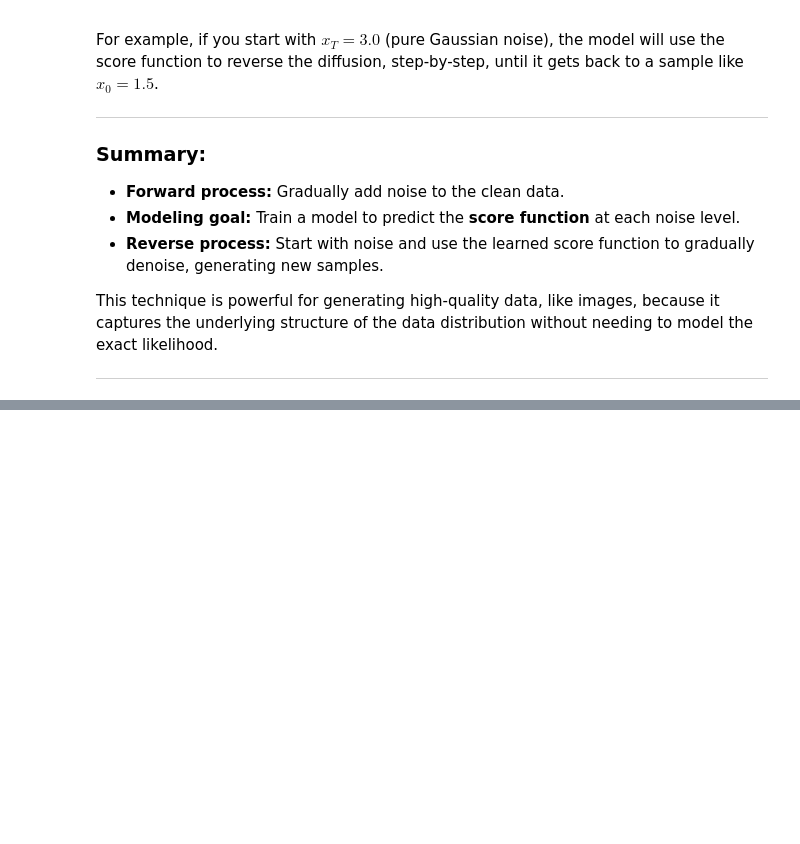
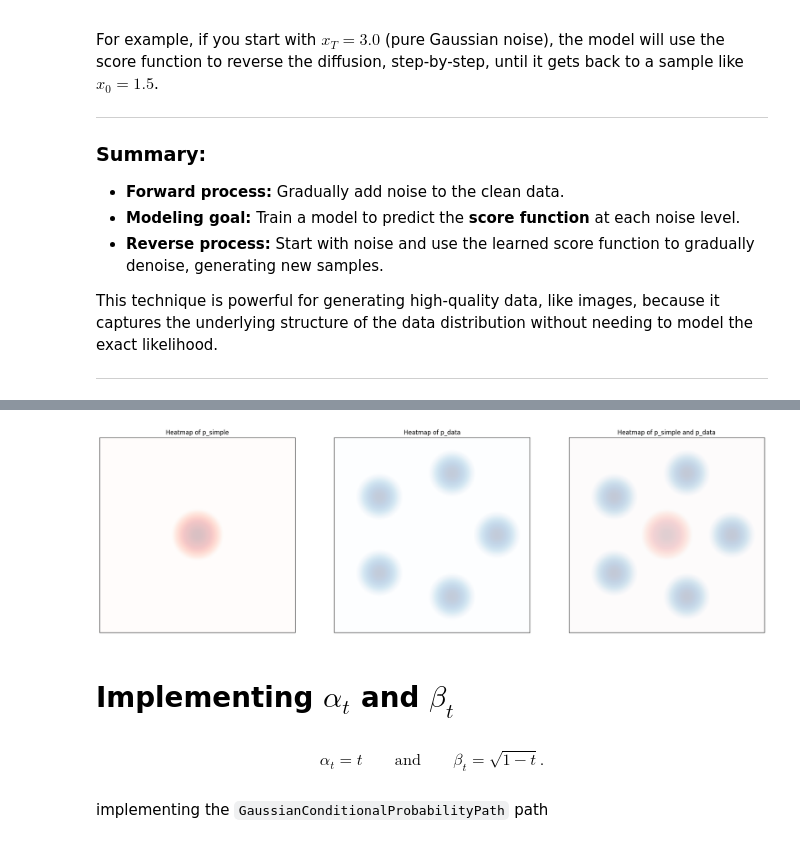
Before and after one commit to sciencemath/FlowMatchingDiffusionModels, a Jupyter notebook: TrainingTarget.ipynb, the cells around one changed output, grey strips where cells are left out. Cells and saved outputs as stored; diff of their text form; code cells hidden in the pictures; blank space fills up the shorter version.

Commit message:
gaussian conditional prob path, alpha beta

```diff
--- a/TrainingTarget.ipynb
+++ b/TrainingTarget.ipynb
@@ -705,0 +1209,38 @@ This technique is powerful for generating high-quality data, like images, becaus
+# %%
+# Constants for the duration of our use of Gaussian conditional probability paths, to avoid polluting the namespace...
+PARAMS = {
+    "scale": 15.0,
+    "target_scale": 10.0,
+    "target_std": 1.0,
+}
+# %%
+p_simple = Gaussian.isotropic(dim=2, std = 1.0).to(device)
+p_data = GaussianMixture.symmetric_2D(nmodes=5, std=PARAMS["target_std"], scale=PARAMS["target_scale"]).to(device)
+
+fig, axes = plt.subplots(1,3, figsize=(24,8))
+bins = 200
+
+scale = PARAMS["scale"]
+x_bounds = [-scale,scale]
+y_bounds = [-scale,scale]
+
+axes[0].set_title('Heatmap of p_simple')
+axes[0].set_xticks([])
+axes[0].set_yticks([])
+imshow_density(density=p_simple, x_bounds=x_bounds, y_bounds=y_bounds, bins=200, ax=axes[0], vmin=-10, alpha=0.25, cmap=plt.get_cmap('Reds'))
+
+
+axes[1].set_title('Heatmap of p_data')
+axes[1].set_xticks([])
+axes[1].set_yticks([])
+imshow_density(density=p_data, x_bounds=x_bounds, y_bounds=y_bounds, bins=200, ax=axes[1], vmin=-10, alpha=0.25, cmap=plt.get_cmap('Blues'))
+
+axes[2].set_title('Heatmap of p_simple and p_data')
+axes[2].set_xticks([])
+axes[2].set_yticks([])
+imshow_density(density=p_simple, x_bounds=x_bounds, y_bounds=y_bounds, bins=200, vmin=-10, alpha=0.25, cmap=plt.get_cmap('Reds'))
+imshow_density(density=p_data, x_bounds=x_bounds, y_bounds=y_bounds, bins=200, vmin=-10, alpha=0.25, cmap=plt.get_cmap('Blues'))
+# %% [output]
+[figure, added]
+# %% [markdown]
+# Implementing $\alpha_t$ and $\beta_t$
@@ -705,0 +1315,2 @@ This technique is powerful for generating high-quality data, like images, becaus
+# %% [markdown]
+$$\alpha_t = t \quad \quad \text{and} \quad \quad \beta_t = \sqrt{1-t}.$$
@@ -705,0 +1364,2 @@ This technique is powerful for generating high-quality data, like images, becaus
+# %% [markdown]
+implementing the `GaussianConditionalProbabilityPath` path
```
Also changed, not shown: parts of 10 cells of this notebook.
